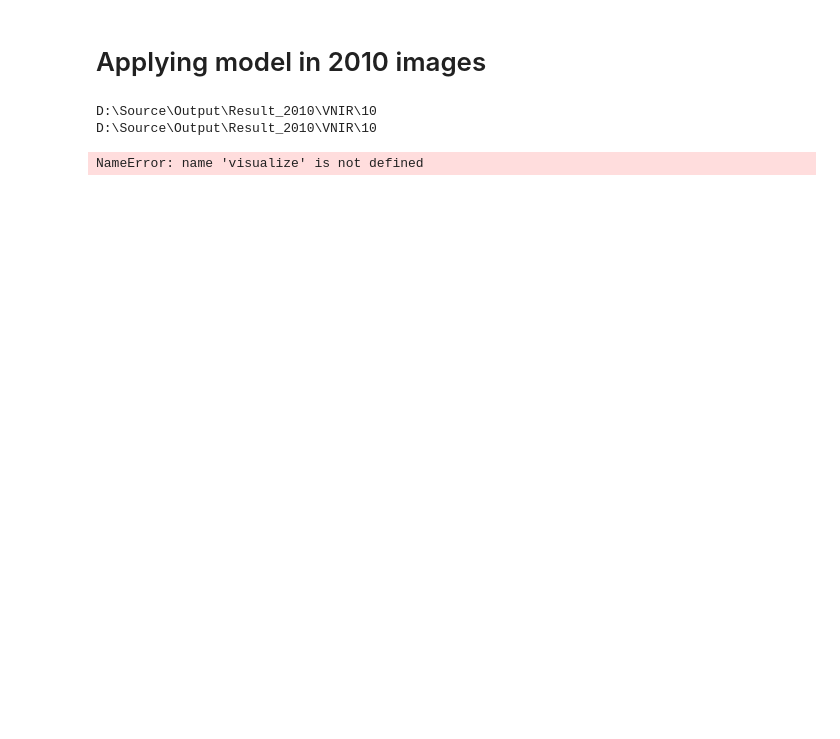
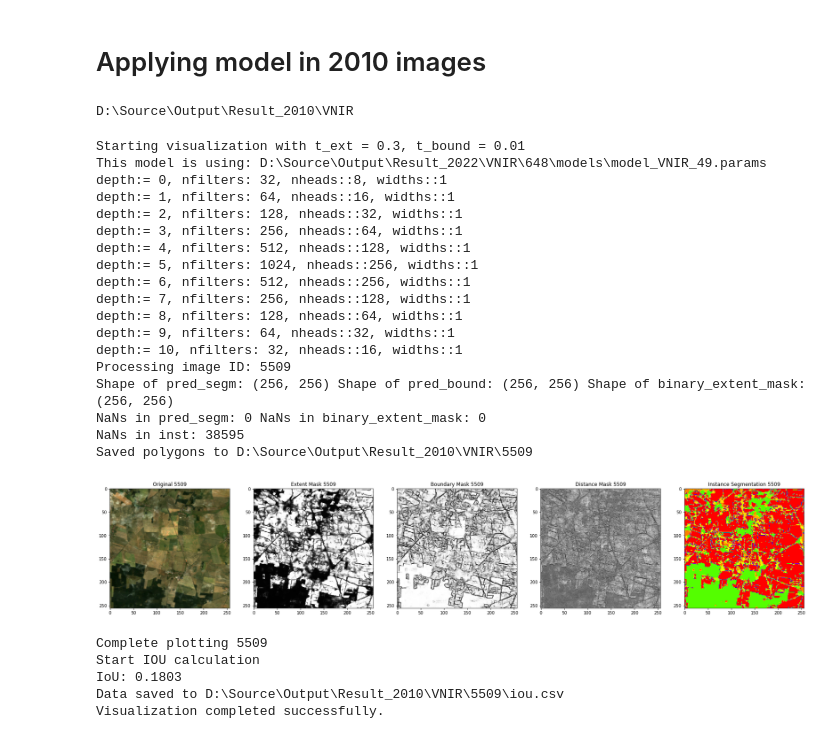
Before and after one commit to SajaniJoshi/MasterThesis, a Jupyter notebook: examples/myDecode.ipynb, the cells around one changed output. Cells and saved outputs as stored; diff of their text form; code cells hidden in the pictures; blank space fills up the shorter version.

```diff
--- a/examples/myDecode.ipynb
+++ b/examples/myDecode.ipynb
@@ -168,7 +168,7 @@ def get_model_file_name():
     else:
         print("The folder is empty.")
 
-def visualize_predictions(result_path, image_dict, val_ids, t_ext , t_bound , is2022 = True):
+def visualize_predictions(result_path, imagedict, val_ids, t_ext , t_bound , is2022 = True):
     print(f"Starting visualization with t_ext = {t_ext}, t_bound = {t_bound}")
     modelPath = rf"{get_model_file_name()}"
     netPredict = myModel.MyFractalResUNetcmtsk(True, modelPath, ctx)
@@ -177,16 +177,16 @@ def visualize_predictions(result_path, image_dict, val_ids, t_ext , t_bound , is
     for id in val_ids:  # Limit to 'num_images' for visualization
         print(f"Processing image ID: {id}")
         try:
-            img = images.getImage(id, image_dict, ctx)
+            img = images.getImage(id, imagedict, ctx)
 
-            currentMetadata = image_dict[id]
+            currentMetadata = imagedict[id]
             with autograd.predict_mode():
                 outputs = netPredict.net(img)
                 pred_segm  = np.array(outputs[0][0,1,:,:].asnumpy())
                 pred_bound =  np.array(outputs[1][0,1,:,:].asnumpy())
 
-                pred_segm = 1-pred_segm
-                pred_segm = np.where(pred_segm < 0.6, 0, 1).astype(np.uint8)
+                #pred_segm = 1-pred_segm
+                #pred_segm = np.where(pred_segm < 0.6, 0, 1).astype(np.uint8)
 
                 #Apply threshold to pred_segm
                 #pred_segm_binary = (1-pred_segm).astype(np.float32)
@@ -244,15 +254,36 @@ TypeError: fname required to be a string
 # Applying model in 2010 images
 # %%
 images_2010 = ImageDict(const.images_2010, False)
-testimages = 10
+testimages = 648
 image_2010_dict = images_2010.load_tif_files(imageType, numberOfimages=testimages)
-output_directory_2010 = os.path.join(const.result_2010, imageType, str(testimages))
+output_directory_2010 = os.path.join(const.result_2010, imageType)
 makedir(output_directory_2010)
 # %% [output]
-D:\Source\Output\Result_2010\VNIR\10
-D:\Source\Output\Result_2010\VNIR\10
+D:\Source\Output\Result_2010\VNIR
 # %%
-#list(image_2010_dict.keys())
-visualize(image_2010_dict, list(image_2010_dict.keys()),  t_ext = 0.3, t_bound = 0.09, is2022= False)
+visualize(output_directory_2010, image_2010_dict, list(image_2010_dict.keys()),  t_ext = 0.3, t_bound = 0.01, is2022= False)
 # %% [output]
-NameError: name 'visualize' is not defined
+Starting visualization with t_ext = 0.3, t_bound = 0.01
+This model is using: D:\Source\Output\Result_2022\VNIR\648\models\model_VNIR_49.params
+depth:= 0, nfilters: 32, nheads::8, widths::1
+depth:= 1, nfilters: 64, nheads::16, widths::1
+depth:= 2, nfilters: 128, nheads::32, widths::1
+depth:= 3, nfilters: 256, nheads::64, widths::1
+depth:= 4, nfilters: 512, nheads::128, widths::1
+depth:= 5, nfilters: 1024, nheads::256, widths::1
+depth:= 6, nfilters: 512, nheads::256, widths::1
+depth:= 7, nfilters: 256, nheads::128, widths::1
+depth:= 8, nfilters: 128, nheads::64, widths::1
+depth:= 9, nfilters: 64, nheads::32, widths::1
+depth:= 10, nfilters: 32, nheads::16, widths::1
+Processing image ID: 5509
+Shape of pred_segm: (256, 256) Shape of pred_bound: (256, 256) Shape of binary_extent_mask: (256, 256)
+NaNs in pred_segm: 0 NaNs in binary_extent_mask: 0
+NaNs in inst: 38595
+Saved polygons to D:\Source\Output\Result_2010\VNIR\5509
+[figure, added]
+Complete plotting 5509
+Start IOU calculation
+IoU: 0.1803
+Data saved to D:\Source\Output\Result_2010\VNIR\5509\iou.csv
+Visualization completed successfully.
```
Also changed, not shown: parts of 1 cell of this notebook.
